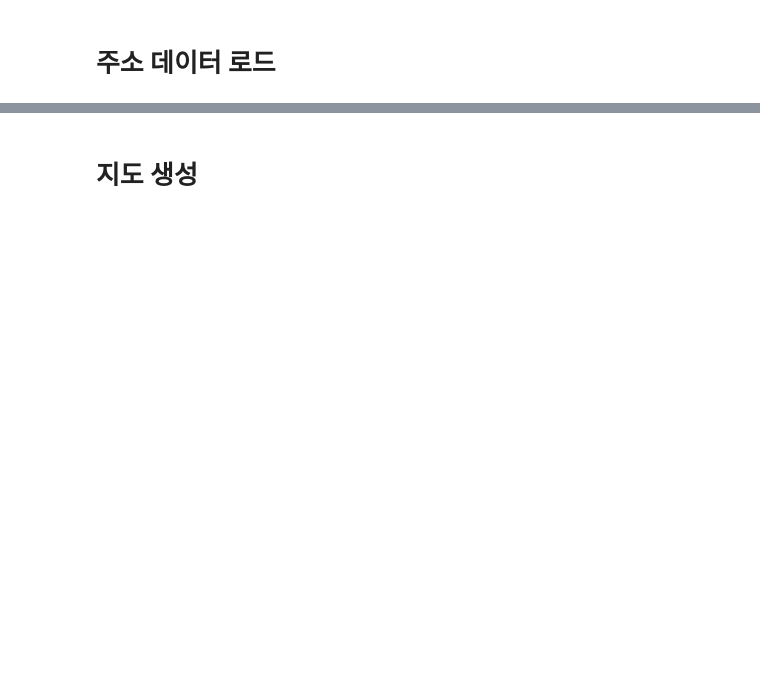
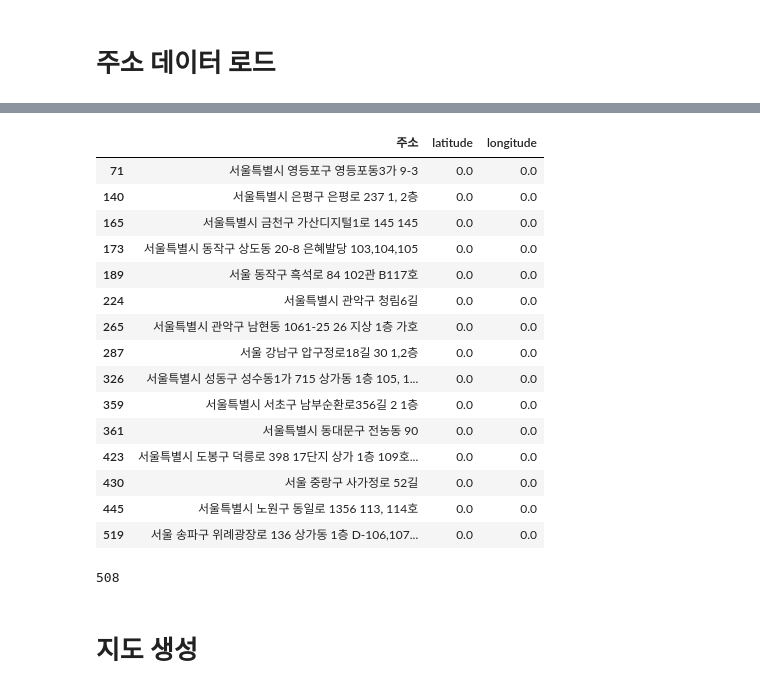
Before and after one commit to ethanscho/franchise-analysis, a Jupyter notebook: export_map.ipynb, the cells around one changed output, grey strips where cells are left out. Drawn from its saved outputs; the diff is of its cells as text; code cells hidden in the pictures; blank space fills up the shorter version.

```diff
--- a/export_map.ipynb
+++ b/export_map.ipynb
@@ -78,0 +106,2 @@ len(df_mega)
+# %%
+df_paris = pd.read_csv('data/파리바게트.csv')
@@ -78,0 +128,19 @@ len(df_mega)
+# %%
+df_paris[df_paris['latitude'] == 0.0]
+# %% [output]
+|  | 주소 | latitude | longitude |
+| 71 | 서울특별시 영등포구 영등포동3가 9-3 | 0.0 | 0.0 |
+| 140 | 서울특별시 은평구 은평로 237 1, 2층 | 0.0 | 0.0 |
+| 165 | 서울특별시 금천구 가산디지털1로 145 145 | 0.0 | 0.0 |
+| 173 | 서울특별시 동작구 상도동 20-8 은혜발당 103,104,105 | 0.0 | 0.0 |
+| 189 | 서울 동작구 흑석로 84 102관 B117호 | 0.0 | 0.0 |
+| 224 | 서울특별시 관악구 청림6길 | 0.0 | 0.0 |
+| 265 | 서울특별시 관악구 남현동 1061-25 26 지상 1층 가호 | 0.0 | 0.0 |
+| 287 | 서울 강남구 압구정로18길 30 1,2층 | 0.0 | 0.0 |
+| 326 | 서울특별시 성동구 성수동1가 715 상가동 1층 105, 1... | 0.0 | 0.0 |
+| 359 | 서울특별시 서초구 남부순환로356길 2 1층 | 0.0 | 0.0 |
+| 361 | 서울특별시 동대문구 전농동 90 | 0.0 | 0.0 |
+| 423 | 서울특별시 도봉구 덕릉로 398 17단지 상가 1층 109호... | 0.0 | 0.0 |
+| 430 | 서울 중랑구 사가정로 52길 | 0.0 | 0.0 |
+| 445 | 서울특별시 노원구 동일로 1356 113, 114호 | 0.0 | 0.0 |
+| 519 | 서울 송파구 위례광장로 136 상가동 1층 D-106,107... | 0.0 | 0.0 |
@@ -79,3 +149,7 @@ len(df_mega)
+# %%
+len(df_paris)
+# %% [output]
+508
 # %% [markdown]
 # 지도 생성
 # %%
```
Also changed, not shown: parts of 35 cells of this notebook.
